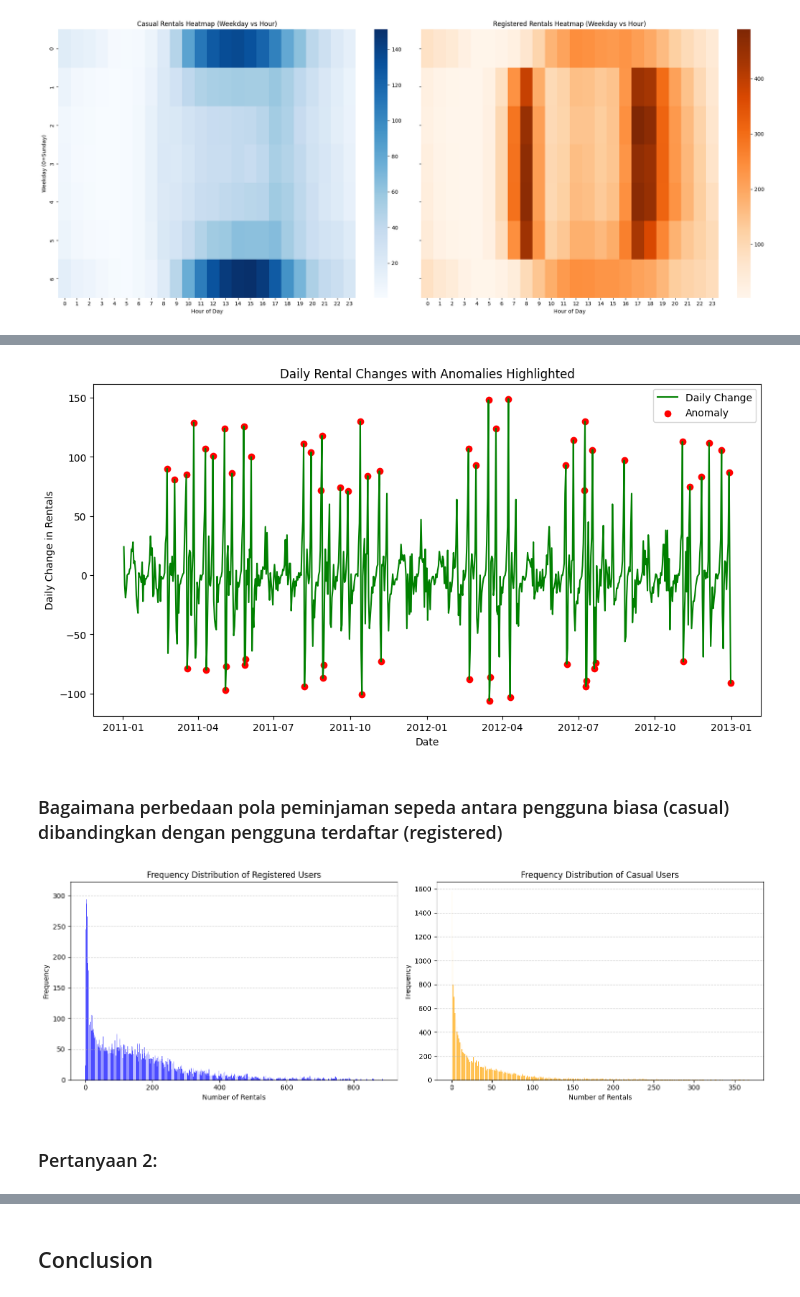
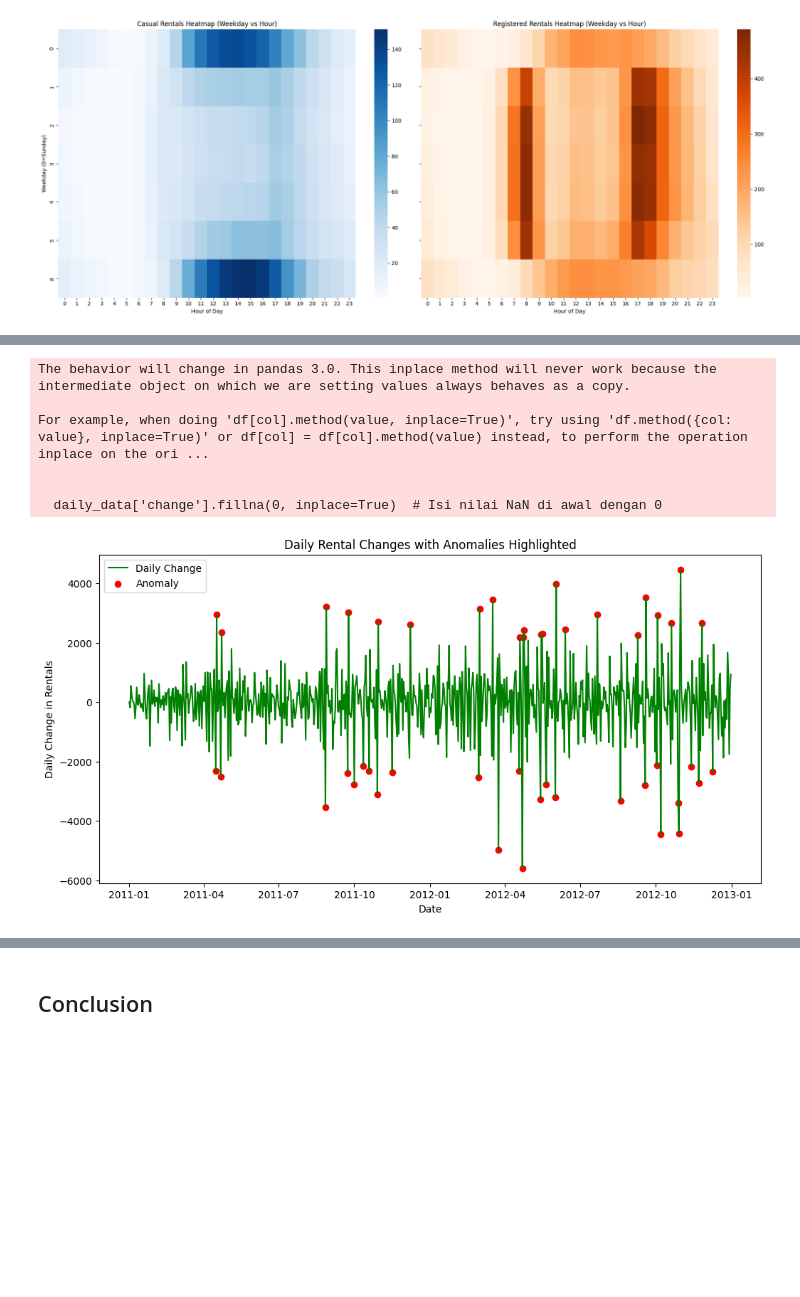
Before and after one commit to esnanta/data-analysis, a Jupyter notebook: bike-sharing/bike_sharing_data_analysis.ipynb, the cells around one changed output, grey strips where cells are left out. Drawn from its saved outputs; the diff is of its cells as text; code cells hidden in the pictures; blank space fills up the shorter version.

```diff
--- a/Bike_Sharing_Data_Analysis.ipynb
+++ b/bike-sharing/bike_sharing_data_analysis.ipynb
@@ -589,50 +616,36 @@ plt.show()
 # %%
 # Daily Rental Changes with Anomalies Highlighted
-# Hitung perbedaan jumlah penyewaan harian. Gunakan cnt
+# Hitung perbedaan jumlah penyewaan harian.
+# Tambahkan variabel 'change' untuk menyimpan selisih antara
+# total penyewaan (cnt) sepeda dari satu hari ke hari berikutnya (diff()).
 # Gunakan plot garis dengan highlight pada perubahan besar
 
-daily_data['change'] = df_hour_data['cnt'].diff()
-threshold = daily_data['change'].std() * 2  # Threshold untuk anomali
+# === Bagian 1: Deteksi Anomali ===
+# 1. Aggregate hourly data to daily data
+daily_data = df_hour_data.groupby('dteday').agg({'cnt': 'sum'}).reset_index()
+
+# 2. Calculate daily change
+daily_data['change'] = daily_data['cnt'].diff()
+daily_data['change'].fillna(0, inplace=True)  # Isi nilai NaN di awal dengan 0
+
+# 3. Identify anomalies
+threshold = daily_data['change'].std() * 2  # Ambang batas: 2 * standar deviasi
 anomalies = daily_data[abs(daily_data['change']) > threshold]
+
+# 4. Visualize daily rental changes with anomalies highlighted
 plt.figure(figsize=(12, 6))
 sns.lineplot(data=daily_data, x='dteday', y='change', label='Daily Change', color='green')
 plt.scatter(anomalies['dteday'], anomalies['change'], color='red', label='Anomaly')
 plt.title('Daily Rental Changes with Anomalies Highlighted')
 plt.xlabel('Date')
 plt.ylabel('Daily Change in Rentals')
 plt.legend()
 plt.show()
 # %% [output]
+The behavior will change in pandas 3.0. This inplace method will never work because the intermediate object on which we are setting values always behaves as a copy.
+
+For example, when doing 'df[col].method(value, inplace=True)', try using 'df.method({col: value}, inplace=True)' or df[col] = df[col].method(value) instead, to perform the operation inplace on the ori ...
+
+
+  daily_data['change'].fillna(0, inplace=True)  # Isi nilai NaN di awal dengan 0
-[figure, old version]
+[figure, new version]
-# %% [markdown]
-### Bagaimana perbedaan pola peminjaman sepeda antara pengguna biasa (casual) dibandingkan dengan pengguna terdaftar (registered)
-# %%
-# Frequency distribution for registered and casual users
-registered_freq = df_hour_data['registered'].value_counts().sort_index()
-casual_freq = df_hour_data['casual'].value_counts().sort_index()
-
-# Plot the frequency distributions
-plt.figure(figsize=(15, 5))
-
-# Registered users
-plt.subplot(1, 2, 1)
-plt.bar(registered_freq.index, registered_freq.values, color='blue', alpha=0.7)
-plt.title('Frequency Distribution of Registered Users')
-plt.xlabel('Number of Rentals')
-plt.ylabel('Frequency')
-plt.grid(axis='y', linestyle='--', alpha=0.6)
-
-# Casual users
-plt.subplot(1, 2, 2)
-plt.bar(casual_freq.index, casual_freq.values, color='orange', alpha=0.7)
-plt.title('Frequency Distribution of Casual Users')
-plt.xlabel('Number of Rentals')
-plt.ylabel('Frequency')
-plt.grid(axis='y', linestyle='--', alpha=0.6)
-
-plt.tight_layout()
-plt.show()
-# %% [output]
-[figure, removed]
-# %% [markdown]
-### Pertanyaan 2:
```
Also changed, not shown: parts of 25 cells of this notebook, 1 other file.
